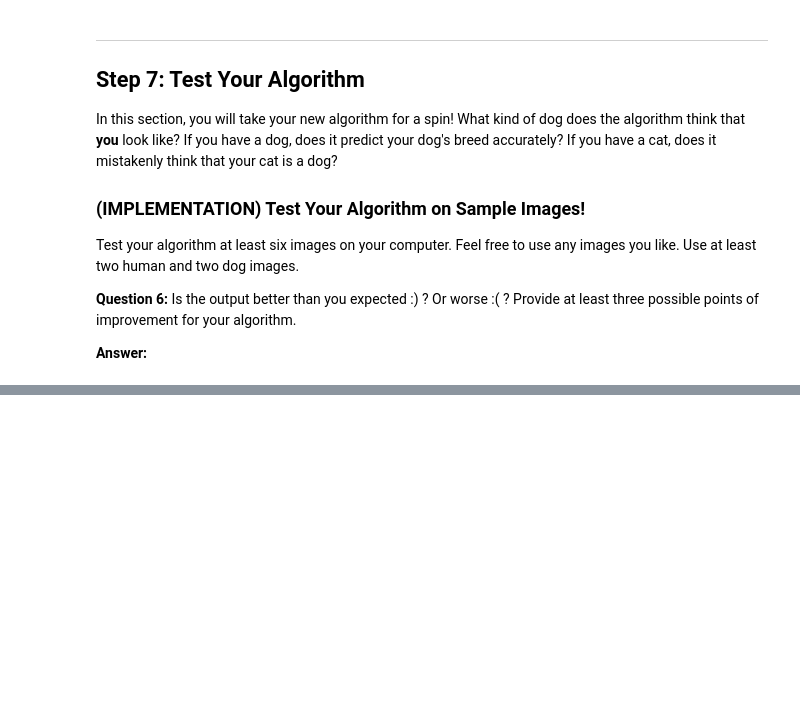
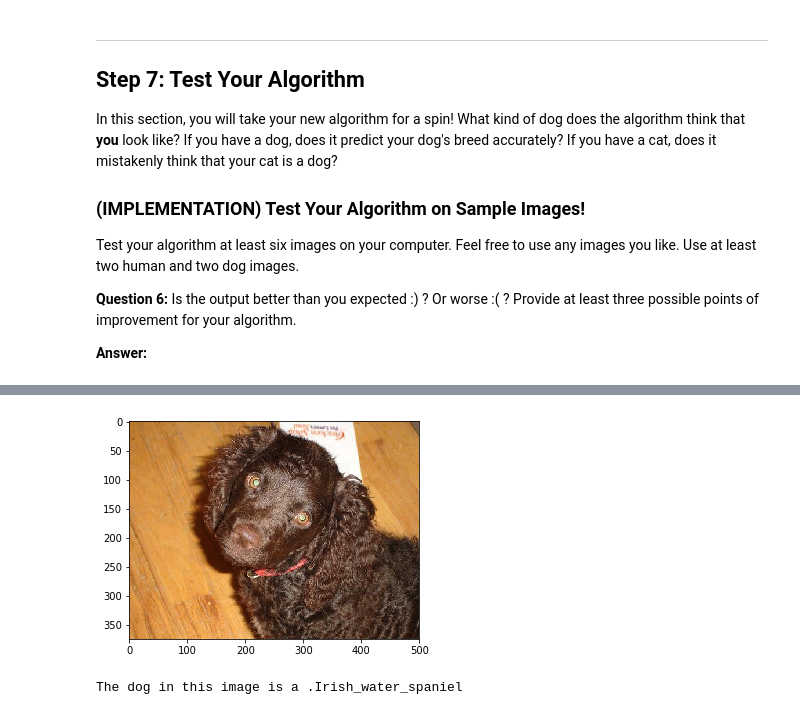
Before and after one commit to cbrands/dog-project, a Jupyter notebook: dog_app.ipynb, the cells around one changed output, grey strips where cells are left out. Cells and saved outputs as stored; diff of their text form; code cells hidden in the pictures; blank space fills up the shorter version.

Commit message:
step 6 and step 7

```diff
--- a/dog_app.ipynb
+++ b/dog_app.ipynb
@@ -727,3 +724,27 @@ Some sample output for our algorithm is provided below, but feel free to design
+# %%
+def show_image(img_path=""):
+    img = cv2.imread(img_path)
+    cv_rgb = cv2.cvtColor(img, cv2.COLOR_BGR2RGB)
+    plt.imshow(cv_rgb)
+    plt.show()
+# %%
+### DONE: Write your algorithm.
+### Feel free to use as many code cells as needed.
+def identify_dogs_and_humans_by_image(img_path):
+    is_dog = dog_detector(img_path)
+    is_human = face_detector(img_path)
+    if is_dog:
+        title = "Hello dog."
+        message = "The dog in this image is a {0}".format(predict_dog_breed(img_path))
+    elif is_human:
+        title = "Hello Human."
+        message = "You resemble a ...\n {0}".format(predict_dog_breed(img_path))
+    else:
+        title = "Hello something."
+        message = "Error no human or dog found. Warning could be an alien or worse cat."
+    print(title)
+    show_image(img_path)
+    print(message)
 # %% [markdown]
 ---
 <a id='step7'></a>
@@ -739,6 +760,8 @@ __Question 6:__ Is the output better than you expected :) ?  Or worse :( ?  Prov
 
 __Answer:__
 # %%
-## TODO: Execute your algorithm from Step 6 on
+## DONE: Execute your algorithm from Step 6 on
 ## at least 6 images on your computer.
 ## Feel free to use as many code cells as needed.
+identify_dogs_and_humans_by_image(img_path='images/American_water_spaniel_00648.jpg')
+# %% [output]
@@ -744,0 +769,2 @@ __Answer:__
+[figure, added]
+The dog in this image is a .Irish_water_spaniel
```
Also changed, not shown: parts of 15 cells of this notebook, 2 other files.
